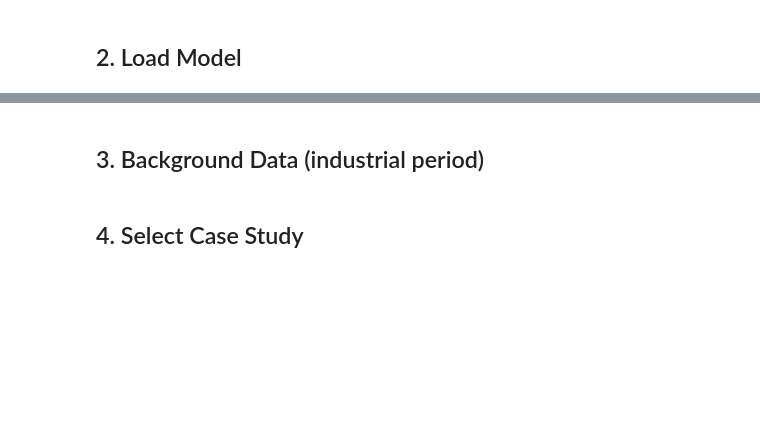
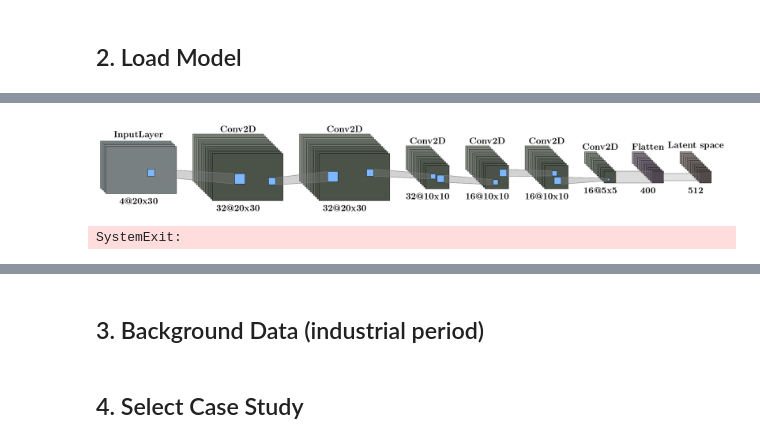
Before and after one commit to GheodeAI/shap-based-interpretation, a Jupyter notebook: notebooks/01_shap_regression.ipynb, the cells around one changed output, grey strips where cells are left out. Drawn from its saved outputs; the diff is of its cells as text; code cells hidden in the pictures; blank space fills up the shorter version.

```diff
--- a/notebooks/01_shap_regression.ipynb
+++ b/notebooks/01_shap_regression.ipynb
@@ -68,0 +213,9 @@ enc.summary()
+# %%
+cmap2 = {
+    layers.InputLayer: {'fill': '#8A9294', 'outline': '#000000'},
+    layers.Conv2D: {'fill': '#8D948A', 'outline': '#000000'},
+    layers.Flatten: {'fill': '#918A94', 'outline': '#000000'},
+    layers.Dense: {'fill': '#948C8A', 'outline': '#000000'},
+    layers.Reshape: {'fill': '#8C8A94', 'outline': '#000000'},
+    layers.Conv2DTranspose: {'fill': '#92948A', 'outline': '#000000'},
+}
@@ -68,0 +267,30 @@ enc.summary()
+# %%
+def custom_text_callable(layer, render_shape):
+    # You can customize based on layer type as well
+    if 'dense' in layer.name.lower():  # Or specific index
+        return "Latent space"
+    return type(layer).__name__
+# %%
+options = visualkeras.options.LenetOptions(
+    background_fill="white",
+    font_color="black",
+    layer_spacing=28*2,
+    map_spacing=3*2,
+    max_xy=180*2,
+    padding=15*2,
+    min_xy=40,
+    scale_xy=8,
+    top_label_padding=15,
+    font=ImageFont.truetype("/usr/share/fonts/truetype/cmu/cmunbx.ttf", 30),
+    color_map=cmap2,
+)
+# %%
+img_enc = visualkeras.lenet_view(encoder, options=options, bottom_label_callable=bot_info, top_label_callable=custom_text_callable)
+new_size = (int(img_enc.width * 2), int(img_enc.height * 2))
+img_resized = img_enc.resize(new_size, Image.Resampling.LANCZOS)
+img_resized.save("encoder.png", dpi=(600, 600))
+#img_enc.save("encoder.png", dpi=(300, 300))
+# %%
+img_resized
+# %% [output]
+[figure, added]
@@ -68,0 +331,5 @@ enc.summary()
+# %%
+import sys
+sys.exit()
+# %% [output]
+SystemExit:
```
Also changed, not shown: parts of 32 cells of this notebook, 11 other files.
